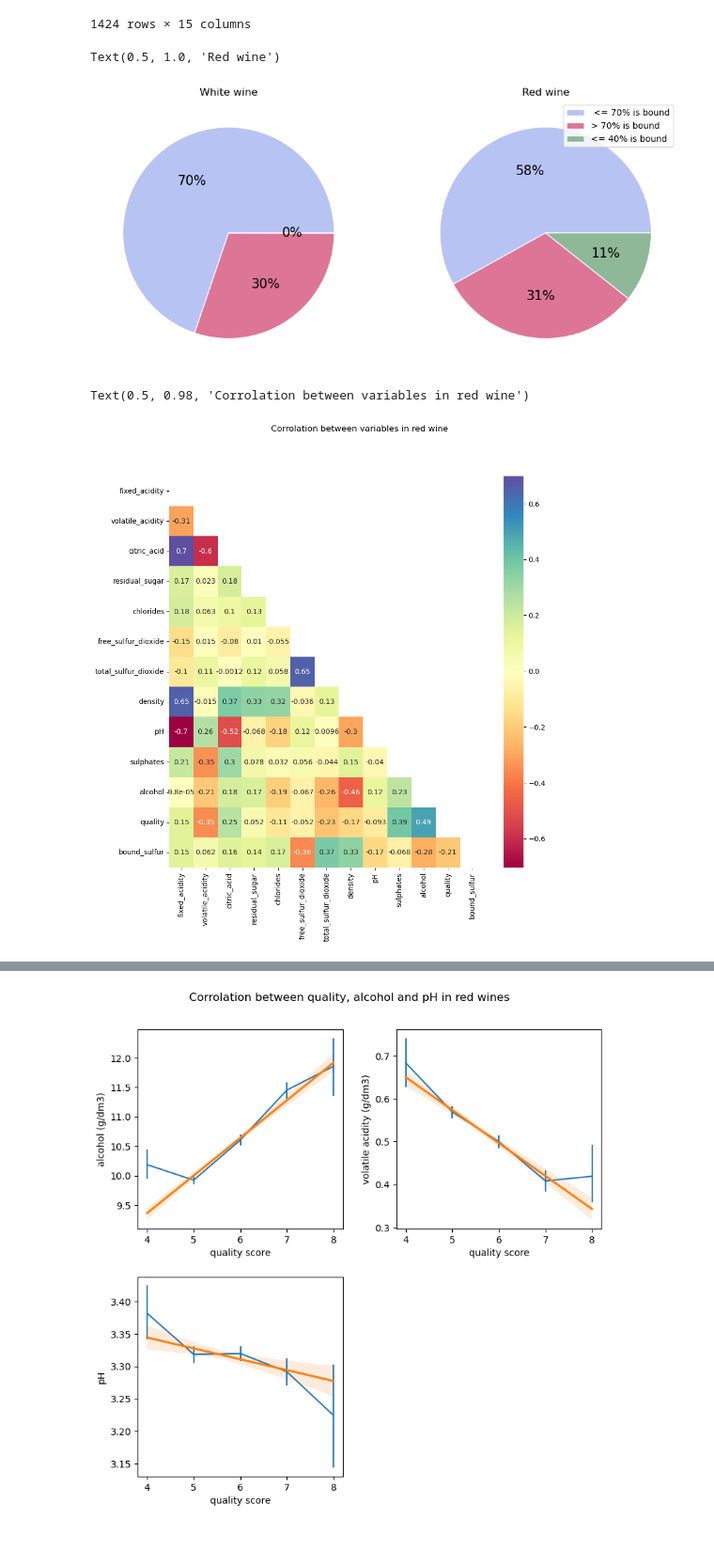
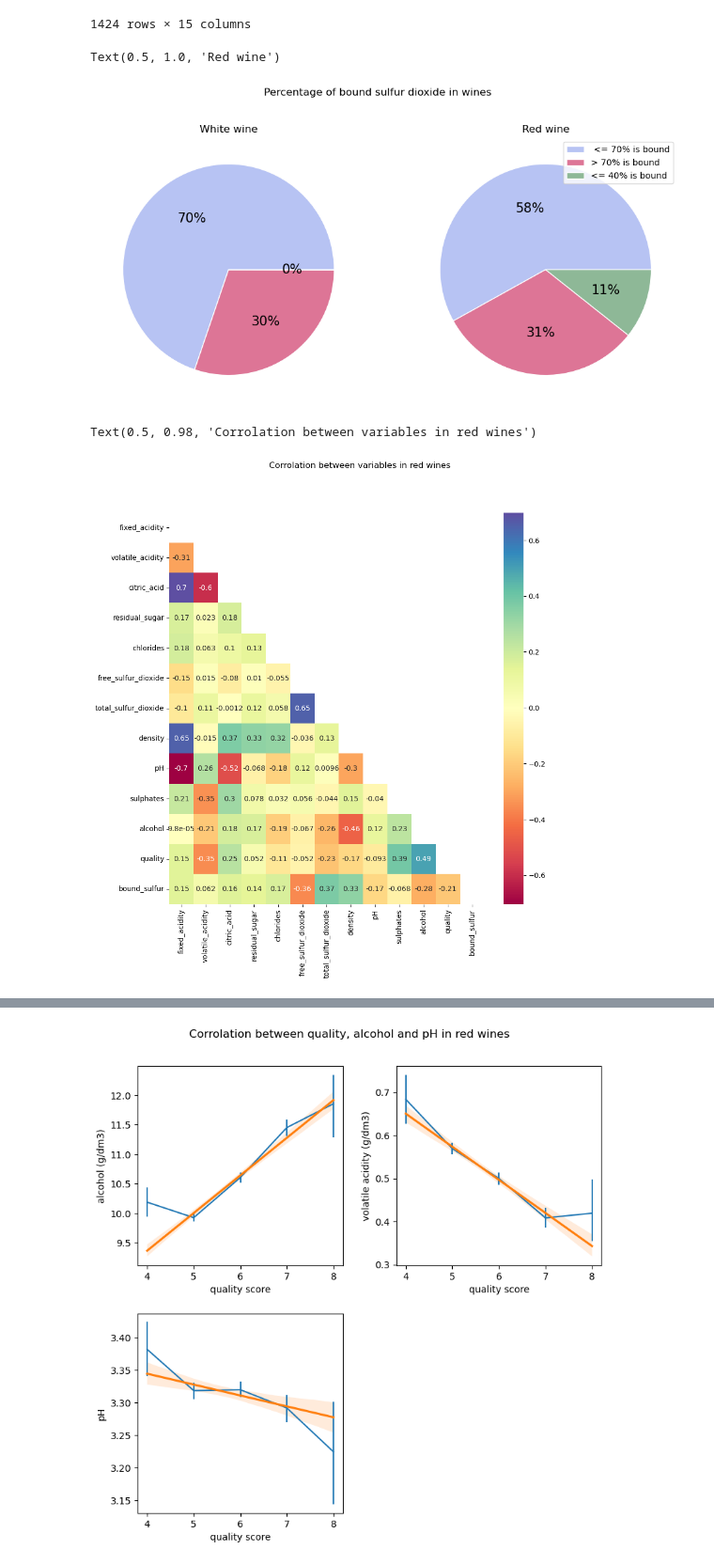
Before and after one commit to baes2021/P2-wine-EDA, a Jupyter notebook: preliminary/preliminary_presentation.ipynb, the cells around one changed output, grey strips where cells are left out. Shown at 94% size. Saved outputs shown, nothing was run; the diff lists cells and outputs as text; code cells hidden in the pictures; blank space fills up the shorter version.

Commit message:
add some figures after presentation

```diff
--- a/preliminary/preliminary_presentation.ipynb
+++ b/preliminary/preliminary_presentation.ipynb
@@ -459,28 +463,30 @@ df_r
 | 1598 | 6.0 | 0.310 | 0.47 | 3.6 | 0.067 | 18.0 | ... |
 1424 rows × 15 columns
 # %%
-fig=plt.figure(figsize=(12,8))
+fig=plt.figure(figsize=(12,6))
 plt.subplot2grid((1,2),(0,0))
+plt.suptitle('Percentage of bound sulfur dioxide in wines')
+
 plt.pie(df_w['bound-quality'].value_counts(),  autopct='%.0f%%', textprops={'fontsize' : 15},
 labeldistance=1.15, wedgeprops = { 'linewidth' : 1, 'edgecolor' : 'white' }, colors=colors)
 labels = [' <= 70% is bound', '> 70% is bound', '<= 40% is bound']
 plt.title('White wine')
 plt.subplot2grid((1,2),(0,1))
 
 plt.pie(df_r['bound-quality'].value_counts(),  autopct='%.0f%%', textprops={'fontsize' : 15},
 labeldistance=1.15, wedgeprops = { 'linewidth' : 1, 'edgecolor' : 'white' }, colors=colors)
 plt.legend(labels)
 plt.title('Red wine')
 # %% [output]
 Text(0.5, 1.0, 'Red wine')
-[figure, old version]
+[figure, new version]
 # %%
 #covariance
 fig=plt.figure(figsize=(10,10))
 cov_r=df_r.corr()
 mask = np.triu(np.ones_like(cov_r, dtype=bool))
 sns.heatmap(cov_r, annot=True, mask=mask, cmap='Spectral')
-plt.suptitle('Corrolation between variables in red wine')
+plt.suptitle('Corrolation between variables in red wines')
 # %% [output]
-Text(0.5, 0.98, 'Corrolation between variables in red wine')
+Text(0.5, 0.98, 'Corrolation between variables in red wines')
 [figure]
```
Also changed, not shown: parts of 51 cells of this notebook, 29 other files.
